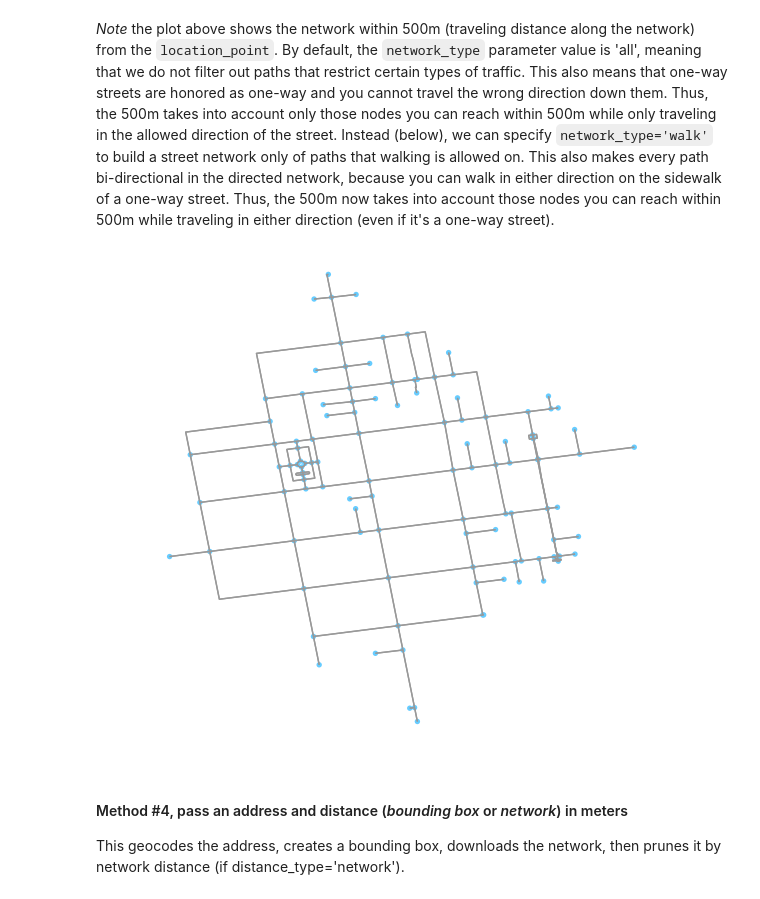
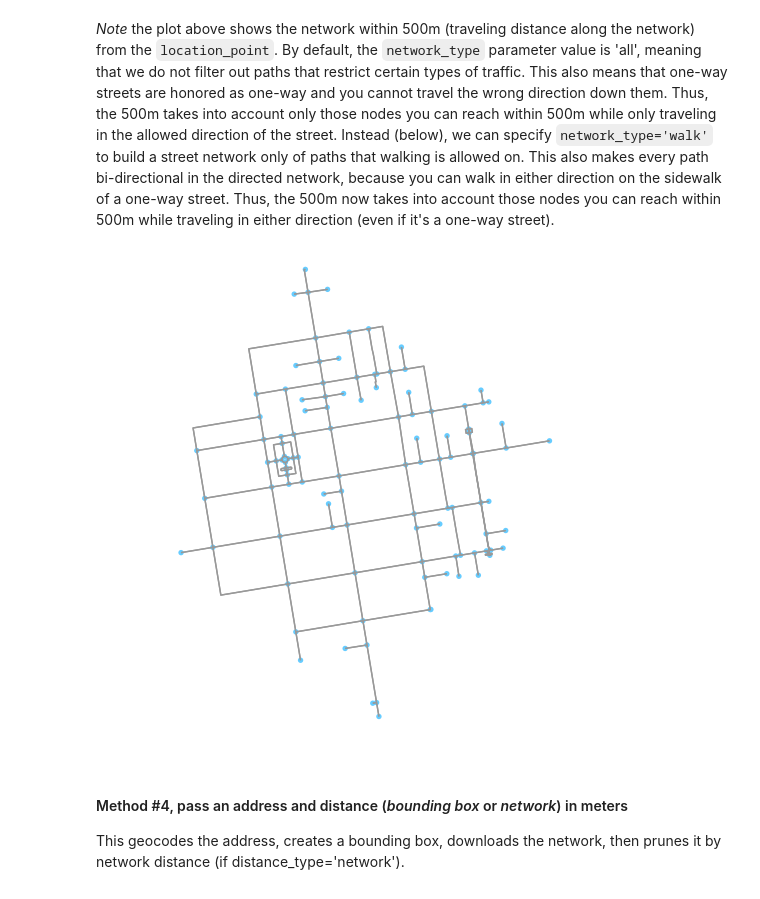
Before and after one commit to gboeing/osmnx, a Jupyter notebook: 01-overview-osmnx.ipynb, the cells around one changed output. Cells and saved outputs as stored; diff of their text form; code cells hidden in the pictures.

```diff
--- a/01-overview-osmnx.ipynb
+++ b/01-overview-osmnx.ipynb
@@ -89,9 +91,10 @@ fig, ax = ox.plot_graph(G3)
 # %%
 # create network only of nodes within 500m walking along the network from point
 G3 = ox.graph_from_point(location_point, distance=500, distance_type='network', network_type='walk')
+G3 = ox.project_graph(G3)
 fig, ax = ox.plot_graph(G3)
 # %% [output]
-[figure, old version]
+[figure, new version]
 # %% [markdown]
 #### Method #4, pass an address and distance (*bounding box* or *network*) in meters ####
 This geocodes the address, creates a bounding box, downloads the network, then prunes it by network distance (if distance_type='network').
```
Also changed, not shown: parts of 7 cells of this notebook, 5 other files.
